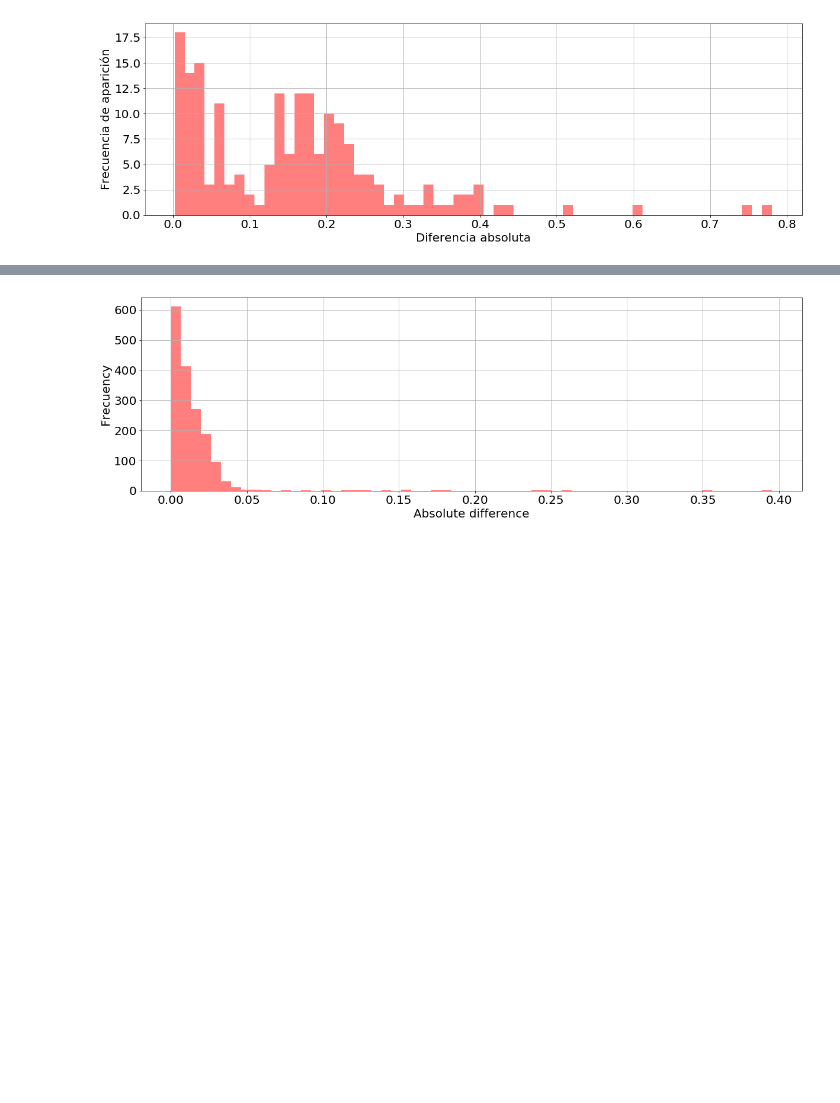
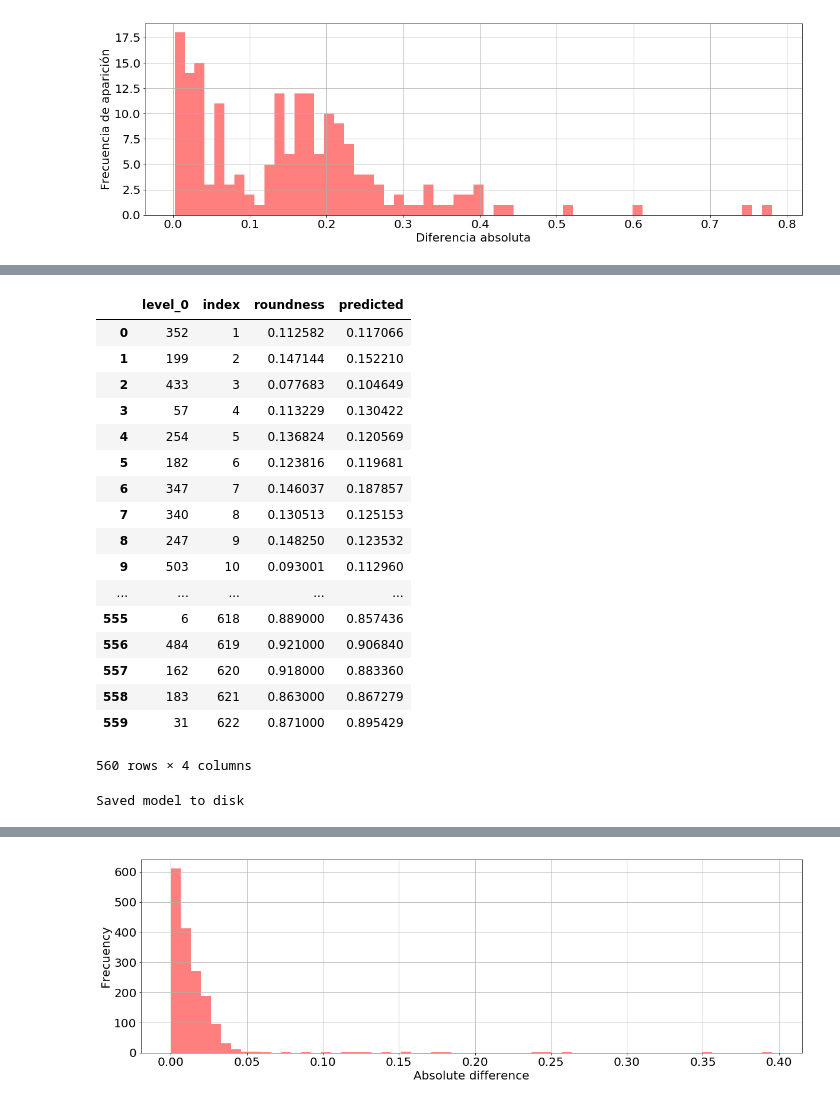
Before and after one commit to Gamalielmch/Morphology, a Jupyter notebook: Jupyter Neural Network/roundness.ipynb, the cells around one changed output, grey strips where cells are left out. Cells and saved outputs as stored; diff of their text form; code cells hidden in the pictures; blank space fills up the shorter version.

```diff
--- a/Jupyter Neural Network/roundness.ipynb
+++ b/Jupyter Neural Network/roundness.ipynb
@@ -665,0 +681,21 @@ mse
+# %%
+train_y
+# %% [output]
+|  | level_0 | index | roundness | predicted |
+| 0 | 352 | 1 | 0.112582 | 0.117066 |
+| 1 | 199 | 2 | 0.147144 | 0.152210 |
+| 2 | 433 | 3 | 0.077683 | 0.104649 |
+| 3 | 57 | 4 | 0.113229 | 0.130422 |
+| 4 | 254 | 5 | 0.136824 | 0.120569 |
+| 5 | 182 | 6 | 0.123816 | 0.119681 |
+| 6 | 347 | 7 | 0.146037 | 0.187857 |
+| 7 | 340 | 8 | 0.130513 | 0.125153 |
+| 8 | 247 | 9 | 0.148250 | 0.123532 |
+| 9 | 503 | 10 | 0.093001 | 0.112960 |
+| ... | ... | ... | ... | ... |
+| 555 | 6 | 618 | 0.889000 | 0.857436 |
+| 556 | 484 | 619 | 0.921000 | 0.906840 |
+| 557 | 162 | 620 | 0.918000 | 0.883360 |
+| 558 | 183 | 621 | 0.863000 | 0.867279 |
+| 559 | 31 | 622 | 0.871000 | 0.895429 |
+560 rows × 4 columns
@@ -666,3 +708,13 @@ mse
+# %%
+
+model_json = model.to_json()
+with open("model.json", "w") as json_file:
+    json_file.write(model_json)
+# serialize weights to HDF5
+model.save_weights("model.h5")
+print("Saved model to disk")
+# %% [output]
+Saved model to disk
 # %%
 #Error estandar o promedio
 me
```
Also changed, not shown: parts of 12 cells of this notebook, 11 other files.
